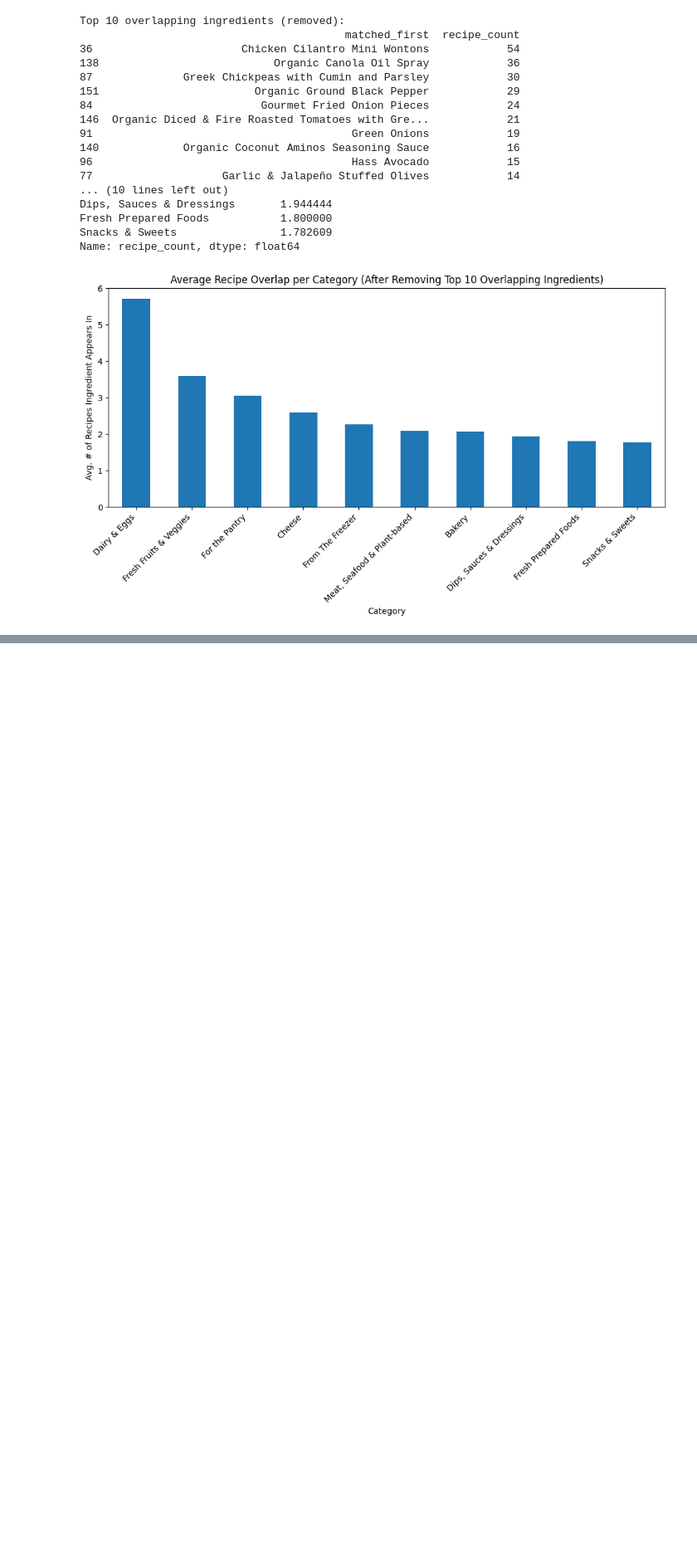
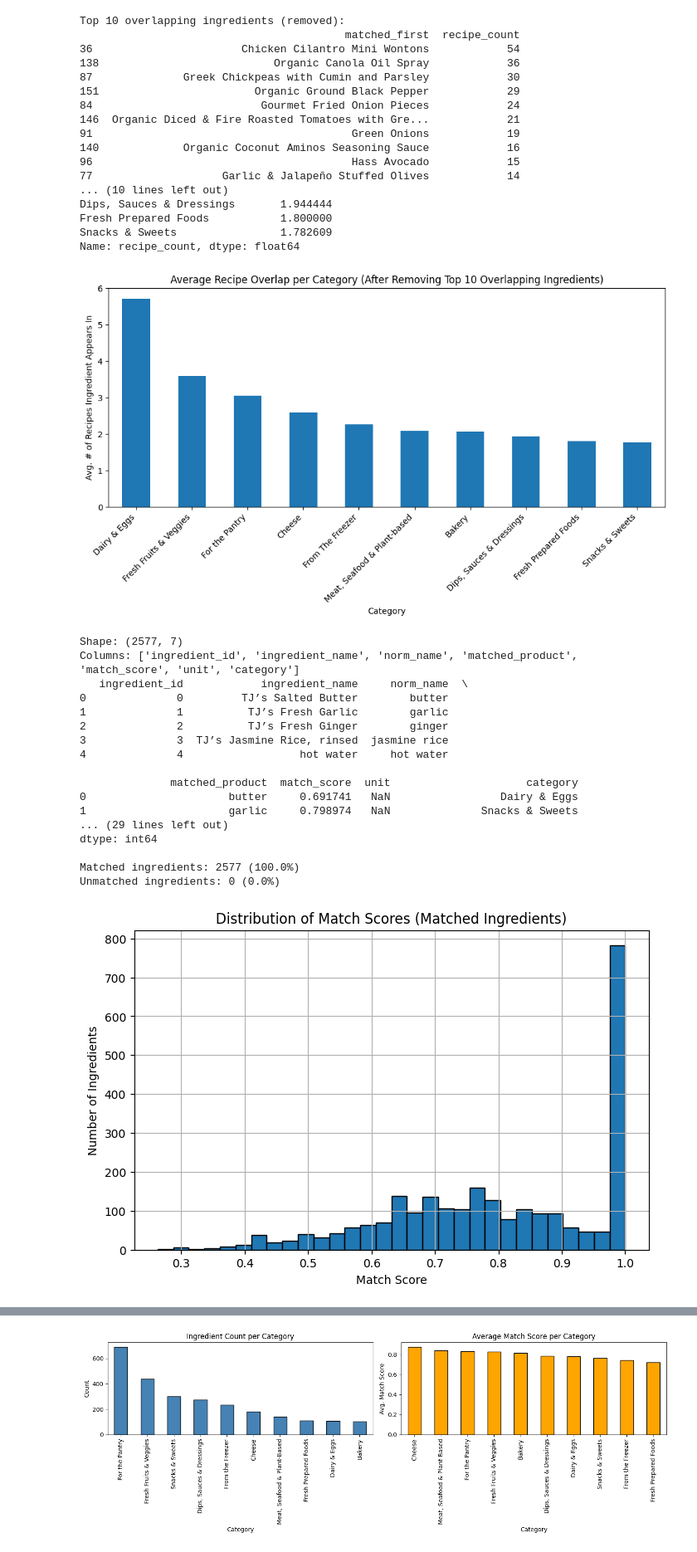
Before and after one commit to btschmid95/team-no-food-waste-for-you, a Jupyter notebook: testing/ingredient_recipe_loss_exploration.ipynb, the cells around one changed output, grey strips where cells are left out. Shown at 83% size. Cells and saved outputs as stored; diff of their text form; code cells hidden in the pictures; blank space fills up the shorter version.

Commit message:
hand corrected final recipe matching

```diff
--- a/testing/ingredient_recipe_loss_exploration.ipynb
+++ b/testing/ingredient_recipe_loss_exploration.ipynb
@@ -625,3 +625,71 @@ Fresh Prepared Foods           1.800000
 Snacks & Sweets                1.782609
 Name: recipe_count, dtype: float64
 [figure]
+# %%
+# --- Imports ---
+import pandas as pd
+import matplotlib.pyplot as plt
+
+# --- Load dataset ---
+path_new = r"C:\Users\broth\Documents\GitHub\team-no-food-waste-for-you\data\ing_mapped_to_prod.csv"
+df_new = pd.read_csv(path_new)
+
+print("Shape:", df_new.shape)
+print("Columns:", df_new.columns.tolist())
+print(df_new.head())
+
+# --- 1️⃣ Basic overview ---
+print("\nBasic info:")
+print(df_new.info())
+print("\nMissing values per column:")
+print(df_new.isna().sum())
+
+# --- 2️⃣ Matched vs unmatched ingredients ---
+df_matched = df_new[df_new['matched_product'].notna() & (df_new['matched_product'].astype(str).str.strip() != '')]
+df_unmatched = df_new[df_new['matched_product'].isna() | (df_new['matched_product'].astype(str).str.strip() == '')]
+
+print(f"\nMatched ingredients: {len(df_matched)} ({len(df_matched)/len(df_new)*100:.1f}%)")
+print(f"Unmatched ingredients: {len(df_unmatched)} ({len(df_unmatched)/len(df_new)*100:.1f}%)")
+
+# --- 3️⃣ Match score distribution ---
+plt.figure(figsize=(8,5))
+df_matched['match_score'].hist(bins=30, edgecolor='black')
+plt.title("Distribution of Match Scores (Matched Ingredients)")
+plt.xlabel("Match Score")
+plt.ylabel("Number of Ingredients")
+plt.show()
+
+print("\nMatch score summary:")
+print(df_matched['match_score'].describe())
+
+# --- 4️⃣ Category-level analysis ---
+category_counts = df_new['category'].value_counts().sort_values(ascending=False)
+category_avg_score = (
+    df_matched.groupby('category')['match_score']
+    .mean()
+    .sort_values(ascending=False)
+)
+
+print("\nTop categories by ingredient count:")
+print(category_counts.head(10))
+print("\nAverage match score per category (matched only):")
+print(category_avg_score.head(10))
+# %% [output]
+Shape: (2577, 7)
+Columns: ['ingredient_id', 'ingredient_name', 'norm_name', 'matched_product', 'match_score', 'unit', 'category']
+   ingredient_id            ingredient_name     norm_name  \
+0              0         TJ’s Salted Butter        butter
+1              1          TJ’s Fresh Garlic        garlic
+2              2          TJ’s Fresh Ginger        ginger
+3              3  TJ’s Jasmine Rice, rinsed  jasmine rice
+4              4                  hot water     hot water
+
+              matched_product  match_score  unit                     category
+0                      butter     0.691741   NaN                 Dairy & Eggs
+1                      garlic     0.798974   NaN              Snacks & Sweets
+... (29 lines left out)
+dtype: int64
+
+Matched ingredients: 2577 (100.0%)
+Unmatched ingredients: 0 (0.0%)
+[figure, added]
@@ -627,0 +713 @@ Name: recipe_count, dtype: float64
+[figure, added]
```
Also changed, not shown: parts of 3 cells of this notebook, 1 other file.
